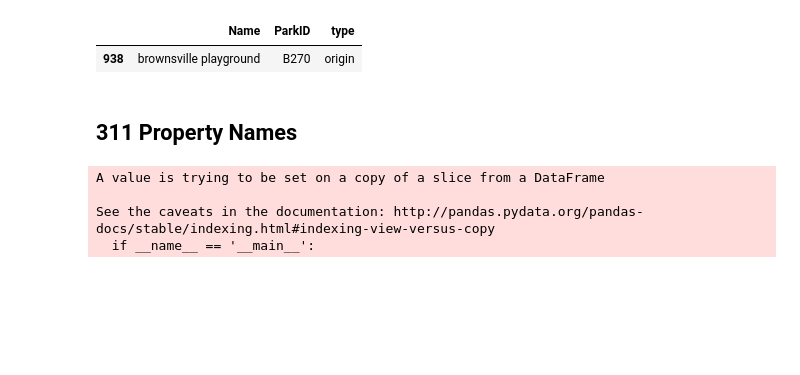
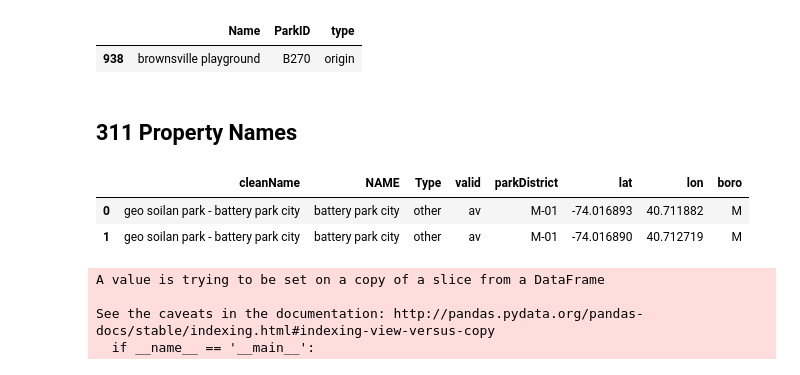
Before and after one commit to gdobler/parqa, a Jupyter notebook: Inspections/2_Property_match.ipynb, the cells around one changed output. Saved outputs shown, nothing was run; the diff lists cells and outputs as text; code cells hidden in the pictures; blank space fills up the shorter version.

```diff
--- a/Inspections/2_Property_match.ipynb
+++ b/Inspections/2_Property_match.ipynb
@@ -131,6 +129,12 @@ names = prop.Name.tolist()
 onto = pd.read_csv(PARQA + 'parqa/311/ONTOLOGY/onto_data/Ontology_matched.csv', index_col=0)
 onto['boro'] = onto.parkDistrict.apply(trySplit)
 # onto.head(3)
+# %%
+onto.head(2)
+# %% [output]
+|  | cleanName | NAME | Type | valid | parkDistrict | lat | lon | boro |
+| 0 | geo soilan park - battery park city | battery park city | other | av | M-01 | -74.016893 | 40.711882 | M |
+| 1 | geo soilan park - battery park city | battery park city | other | av | M-01 | -74.016890 | 40.712719 | M |
 # %%
 onto['NAME'][ onto['cleanName'].str.contains('red hook park') ]= 'red hook park'
 # %% [output]
```
Also changed, not shown: parts of 5 cells of this notebook.
